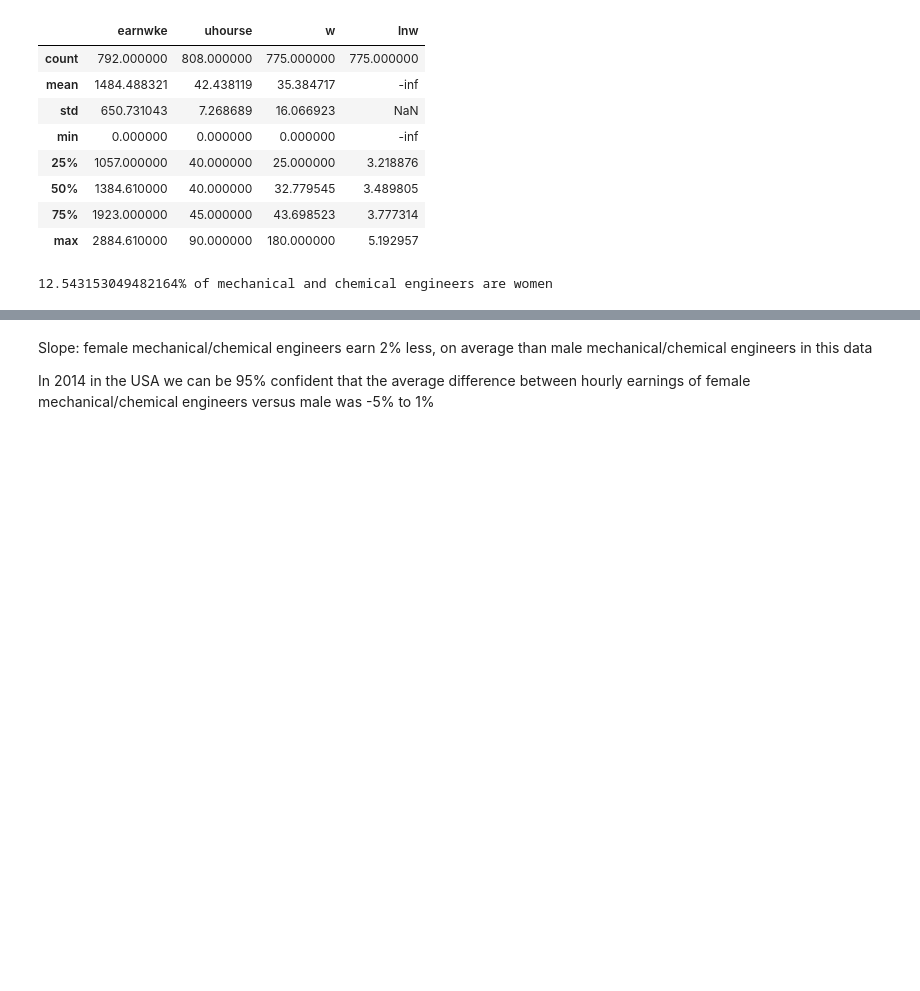
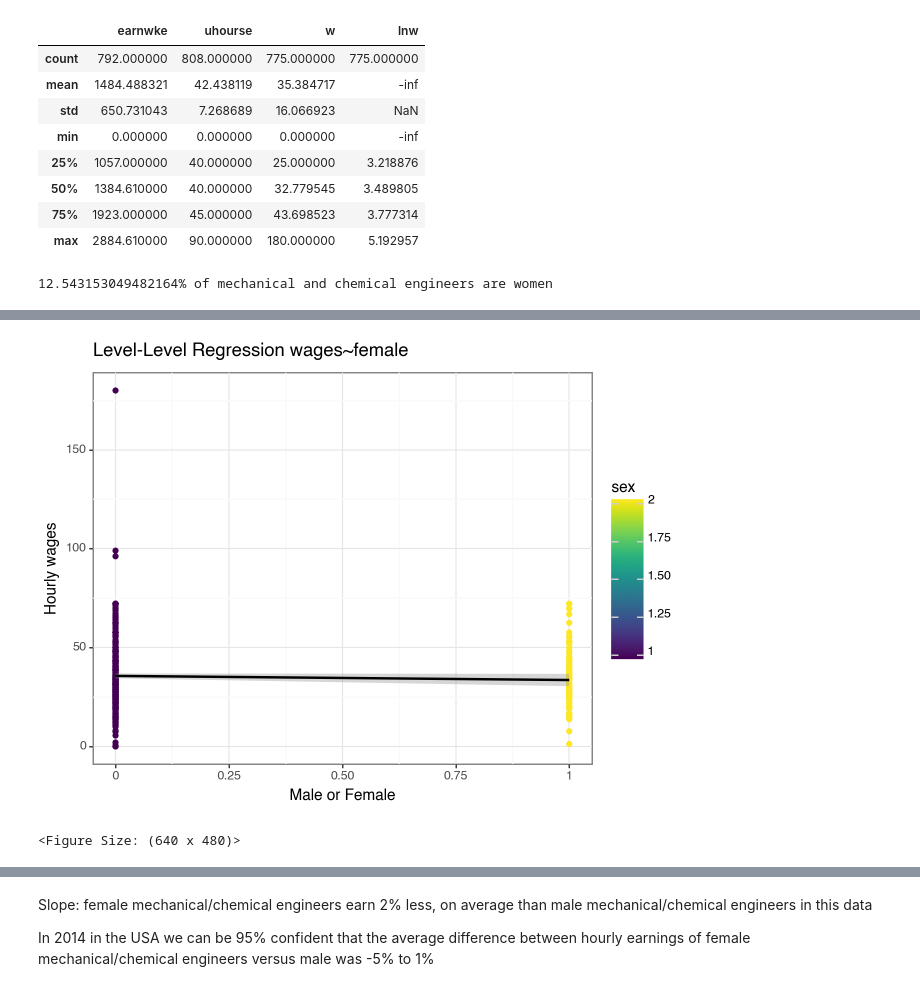
Before and after one commit to corinne167225/DataAnalysis2, a Jupyter notebook: Assignment1.ipynb, the cells around one changed output, grey strips where cells are left out. Drawn from its saved outputs; the diff is of its cells as text; code cells hidden in the pictures; blank space fills up the shorter version.

Commit message:
adding regression scatterplots to see why I get a weird reading for log-level

```diff
--- a/Assignment1.ipynb
+++ b/Assignment1.ipynb
@@ -199,3 +174,12 @@ OLS Regression Results
 | Kurtosis: | 11.228 | Cond. No. | 3.02 |
 Notes:
 [1] Standard Errors assume that the covariance matrix of the errors is correctly specified.
+# %%
+#level-level regresssion. It is easy to see that there doesn't seem to be much variation in the wages between males
+#and females, especially when you know that only about 12% of the engineers are women. There is a very slight
+#negative slope of -2.0821. The regression line also only counts for about .2% of the data- which is very small.
+ggplot(data)+ aes(x = 'female', y= 'w', color = 'sex')+theme_bw()+geom_point()+geom_smooth(method = 'lm')+\
+labs(title = 'Level-Level Regression wages~female', x = 'Male or Female', y = 'Hourly wages')
+# %% [output]
+[figure, added]
+<Figure Size: (640 x 480)>
```
Also changed, not shown: parts of 8 cells of this notebook.
